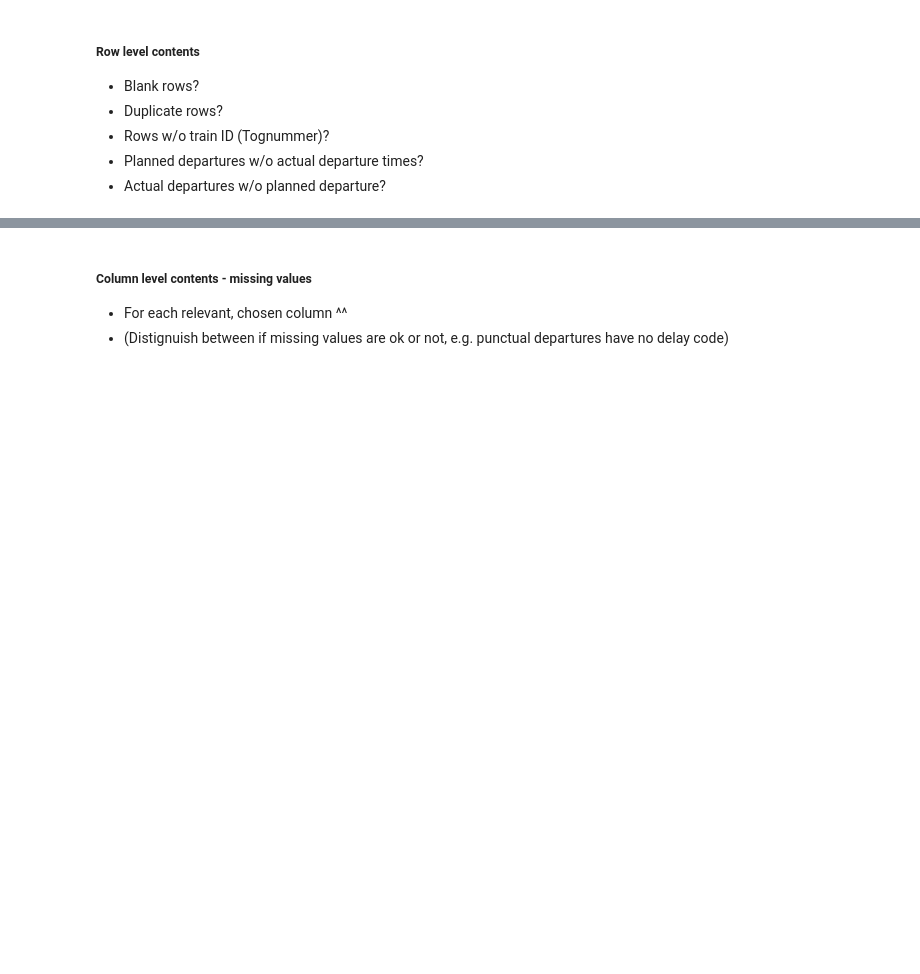
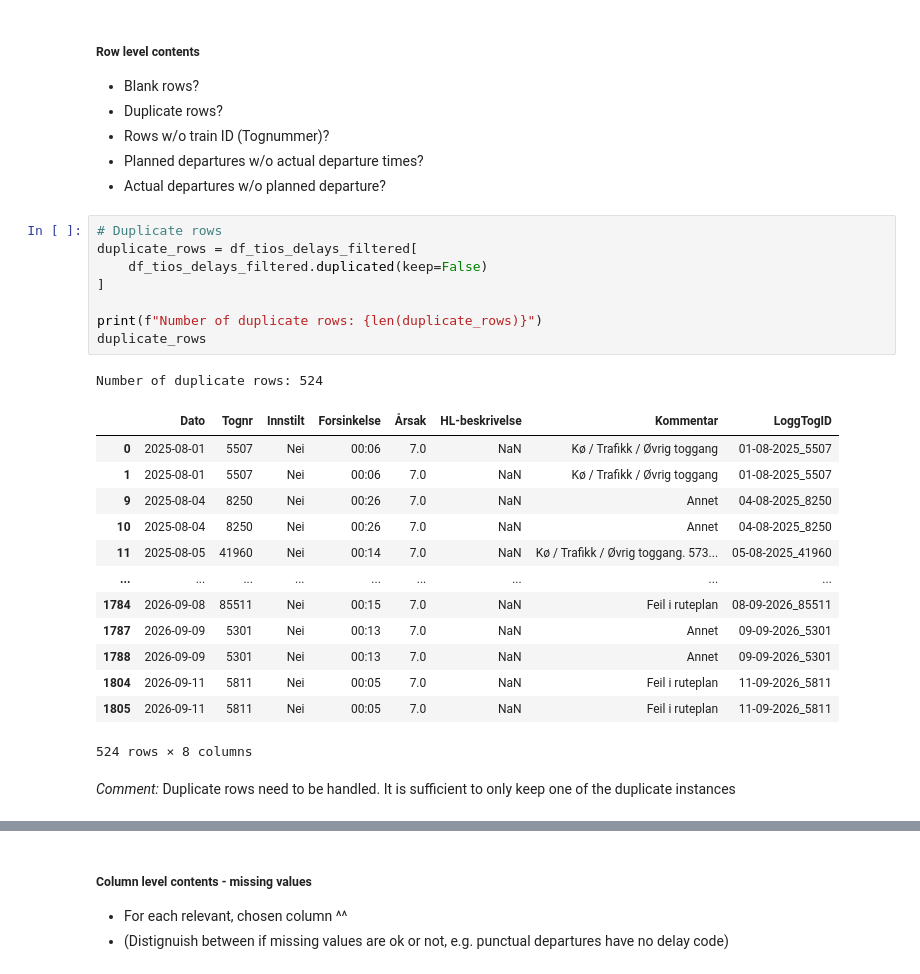
Before and after one commit to KriStrom/masteroppgave26SixSigmaDataanalyse, a Jupyter notebook: 01_measure_phase/01_01_data_quality_analysis.ipynb, the cells around one changed output, grey strips where cells are left out. Cells and saved outputs as stored; diff of their text form; blank space fills up the shorter version.

```diff
--- a/01_measure_phase/01_01_data_quality_analysis.ipynb
+++ b/01_measure_phase/01_01_data_quality_analysis.ipynb
@@ -890,3 +986,28 @@ Dimensions of filtered table: (1816, 6)
 - Rows w/o train ID (Tognummer)?
 - Planned departures w/o actual departure times?
 - Actual departures w/o planned departure?
+# %%
+# Duplicate rows
+duplicate_rows = df_tios_delays_filtered[
+    df_tios_delays_filtered.duplicated(keep=False)
+]
+
+print(f"Number of duplicate rows: {len(duplicate_rows)}")
+duplicate_rows
+# %% [output]
+Number of duplicate rows: 524
+|  | Dato | Tognr | Innstilt | Forsinkelse | Årsak | HL-beskrivelse | Kommentar | LoggTogID |
+| 0 | 2025-08-01 | 5507 | Nei | 00:06 | 7.0 | NaN | Kø / Trafikk / Øvrig toggang | 01-08-2025_5507 |
+| 1 | 2025-08-01 | 5507 | Nei | 00:06 | 7.0 | NaN | Kø / Trafikk / Øvrig toggang | 01-08-2025_5507 |
+| 9 | 2025-08-04 | 8250 | Nei | 00:26 | 7.0 | NaN | Annet | 04-08-2025_8250 |
+| 10 | 2025-08-04 | 8250 | Nei | 00:26 | 7.0 | NaN | Annet | 04-08-2025_8250 |
+| 11 | 2025-08-05 | 41960 | Nei | 00:14 | 7.0 | NaN | Kø / Trafikk / Øvrig toggang. 573... | 05-08-2025_41960 |
+| ... | ... | ... | ... | ... | ... | ... | ... | ... |
+| 1784 | 2026-09-08 | 85511 | Nei | 00:15 | 7.0 | NaN | Feil i ruteplan | 08-09-2026_85511 |
+| 1787 | 2026-09-09 | 5301 | Nei | 00:13 | 7.0 | NaN | Annet | 09-09-2026_5301 |
+| 1788 | 2026-09-09 | 5301 | Nei | 00:13 | 7.0 | NaN | Annet | 09-09-2026_5301 |
+| 1804 | 2026-09-11 | 5811 | Nei | 00:05 | 7.0 | NaN | Feil i ruteplan | 11-09-2026_5811 |
+| 1805 | 2026-09-11 | 5811 | Nei | 00:05 | 7.0 | NaN | Feil i ruteplan | 11-09-2026_5811 |
+524 rows × 8 columns
+# %% [markdown]
+*Comment:* Duplicate rows need to be handled. It is sufficient to only keep one of the duplicate instances
```
Also changed, not shown: parts of 40 cells of this notebook.
